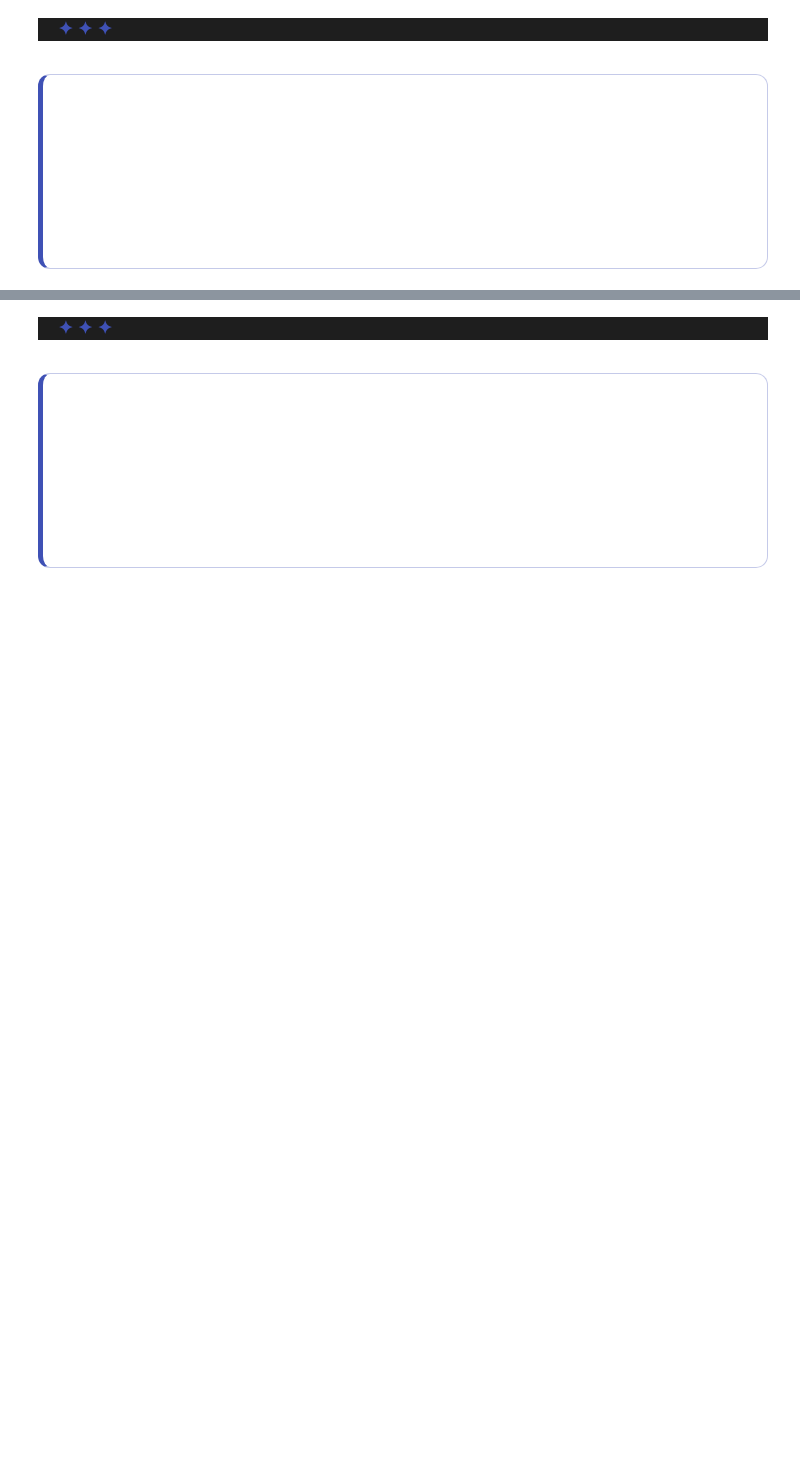
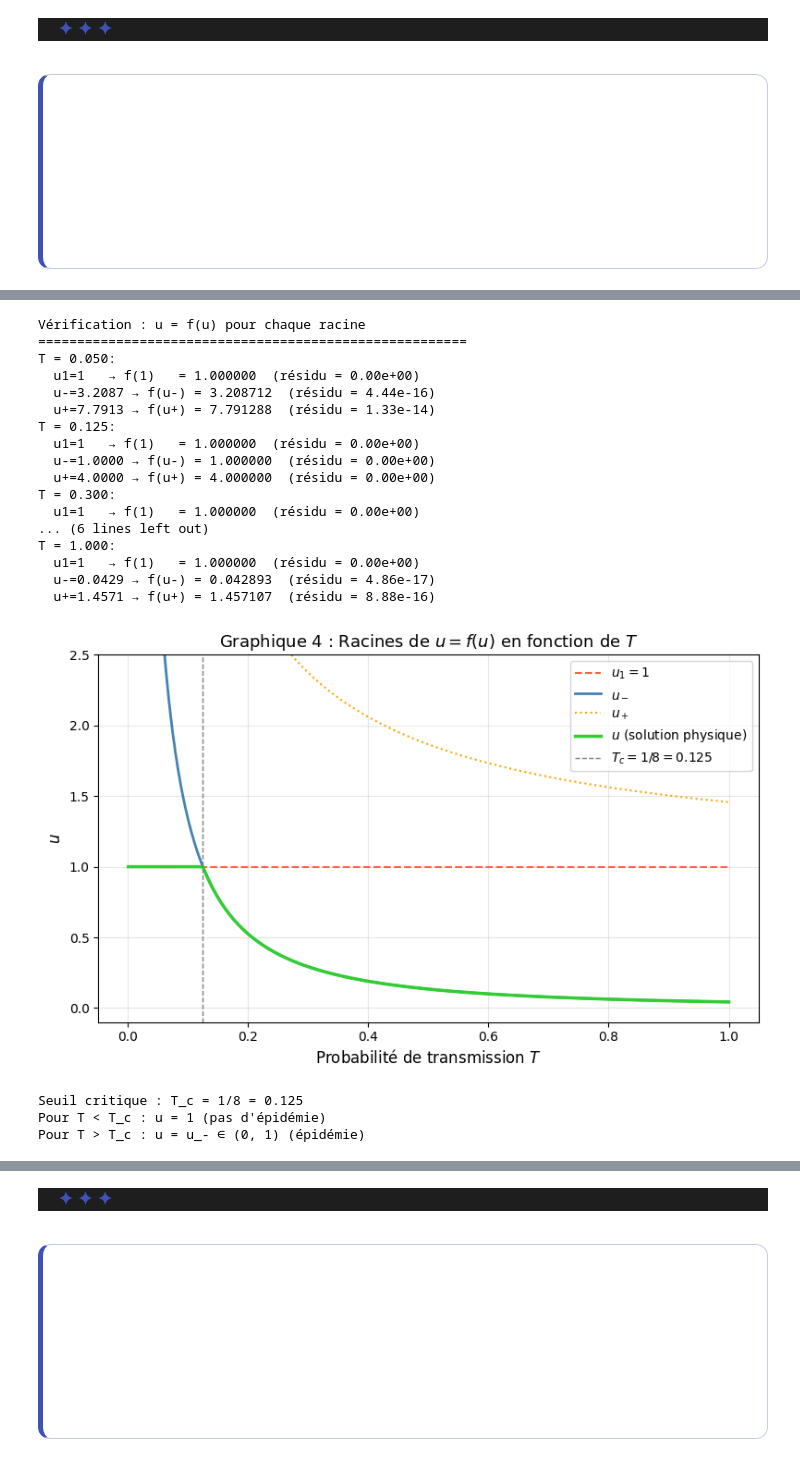
Before and after one commit to PhD-Brown/PHY-3500, a Jupyter notebook: TP_3/draft_Justine.ipynb, the cells around one changed output, grey strips where cells are left out. Cells and saved outputs as stored; diff of their text form; code cells hidden in the pictures; blank space fills up the shorter version.

```diff
--- a/TP_3/draft_Justine.ipynb
+++ b/TP_3/draft_Justine.ipynb
@@ -1602,0 +1973,78 @@ la solution recherchée de l’équation (3.14).
+# %%
+import numpy as np
+import matplotlib.pyplot as plt
+
+kappa = 5
+
+def u_minus(T):
+    """Plus petite racine du facteur quadratique."""
+    return ((1 + 2*T) - 2*np.sqrt(T*(T + 1))) / (4*T)
+
+def u_plus(T):
+    """Plus grande racine du facteur quadratique."""
+    return ((1 + 2*T) + 2*np.sqrt(T*(T + 1))) / (4*T)
+
+def f(u, T):
+    """Fonction f(u) = 1 / [1 + T*(kappa-1)*(1-u)]^2."""
+    return 1 / (1 + T*(kappa - 1)*(1 - u))**2
+
+# Vérification numérique : les trois racines satisfont bien u = f(u)
+print("Vérification : u = f(u) pour chaque racine")
+print("=" * 55)
+T_c = 1/8
+for T_val in [0.05, T_c, 0.3, 0.7, 1.0]:
+    um = u_minus(T_val) if T_val > 0 else 1.0
+    up = u_plus(T_val)  if T_val > 0 else 1.0
+    print(f"T = {T_val:.3f}:")
+    print(f"  u1=1   → f(1)   = {f(1.0, T_val):.6f}  (résidu = {abs(1 - f(1.0, T_val)):.2e})")
+    print(f"  u-={um:.4f} → f(u-) = {f(um, T_val):.6f}  (résidu = {abs(um - f(um, T_val)):.2e})")
+    print(f"  u+={up:.4f} → f(u+) = {f(up, T_val):.6f}  (résidu = {abs(up - f(up, T_val)):.2e})")
+print()
+
+# Identifier u (plus petite solution non négative) selon T
+T_vals = np.linspace(1e-3, 1.0, 500)
+u_sol = np.where(T_vals >= T_c, u_minus(T_vals), 1.0)
+
+# Graphique : les trois racines en fonction de T
+fig, ax = plt.subplots(figsize=(8, 5))
+
+ax.plot(T_vals, np.ones_like(T_vals), color='tomato',    lw=1.5, ls='--', label=r'$u_1 = 1$')
+ax.plot(T_vals, u_minus(T_vals),      color='steelblue', lw=2,   label=r'$u_-$')
+ax.plot(T_vals, u_plus(T_vals),       color='orange',    lw=1.5, ls=':', label=r'$u_+$')
+ax.plot(T_vals, u_sol,                color='limegreen', lw=2.5, ls='-', label=r'$u$ (solution physique)')
+
+ax.axvline(T_c, color='gray', ls='--', lw=1, label=f'$T_c = 1/8 = {T_c}$')
+ax.set_xlabel(r'Probabilité de transmission $T$', fontsize=12)
+ax.set_ylabel(r'$u$', fontsize=12)
+ax.set_title(r'Graphique 4 : Racines de $u = f(u)$ en fonction de $T$', fontsize=13)
+ax.set_ylim(-0.1, 2.5)
+ax.legend(fontsize=10)
+ax.grid(True, alpha=0.3)
+plt.tight_layout()
+plt.show()
+
+print(f"Seuil critique : T_c = 1/8 = {T_c}")
+print(f"Pour T < T_c : u = 1 (pas d'épidémie)")
+print(f"Pour T > T_c : u = u_- ∈ (0, 1) (épidémie)")
+# %% [output]
+Vérification : u = f(u) pour chaque racine
+=======================================================
+T = 0.050:
+  u1=1   → f(1)   = 1.000000  (résidu = 0.00e+00)
+  u-=3.2087 → f(u-) = 3.208712  (résidu = 4.44e-16)
+  u+=7.7913 → f(u+) = 7.791288  (résidu = 1.33e-14)
+T = 0.125:
+  u1=1   → f(1)   = 1.000000  (résidu = 0.00e+00)
+  u-=1.0000 → f(u-) = 1.000000  (résidu = 0.00e+00)
+  u+=4.0000 → f(u+) = 4.000000  (résidu = 0.00e+00)
+T = 0.300:
+  u1=1   → f(1)   = 1.000000  (résidu = 0.00e+00)
+... (6 lines left out)
+T = 1.000:
+  u1=1   → f(1)   = 1.000000  (résidu = 0.00e+00)
+  u-=0.0429 → f(u-) = 0.042893  (résidu = 4.86e-17)
+  u+=1.4571 → f(u+) = 1.457107  (résidu = 8.88e-16)
+[figure, added]
+Seuil critique : T_c = 1/8 = 0.125
+Pour T < T_c : u = 1 (pas d'épidémie)
+Pour T > T_c : u = u_- ∈ (0, 1) (épidémie)
```
Also changed, not shown: parts of 9 cells of this notebook.
